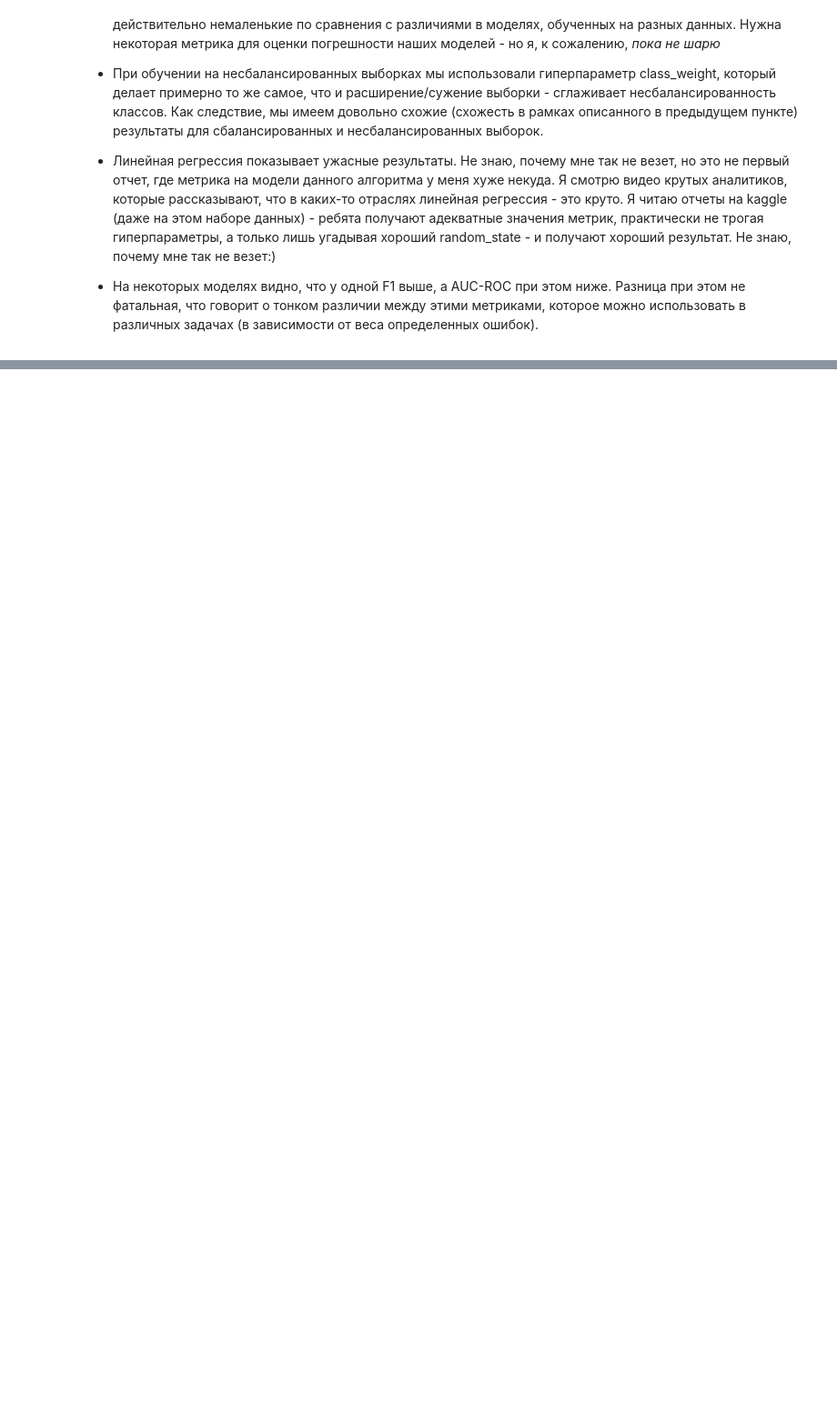
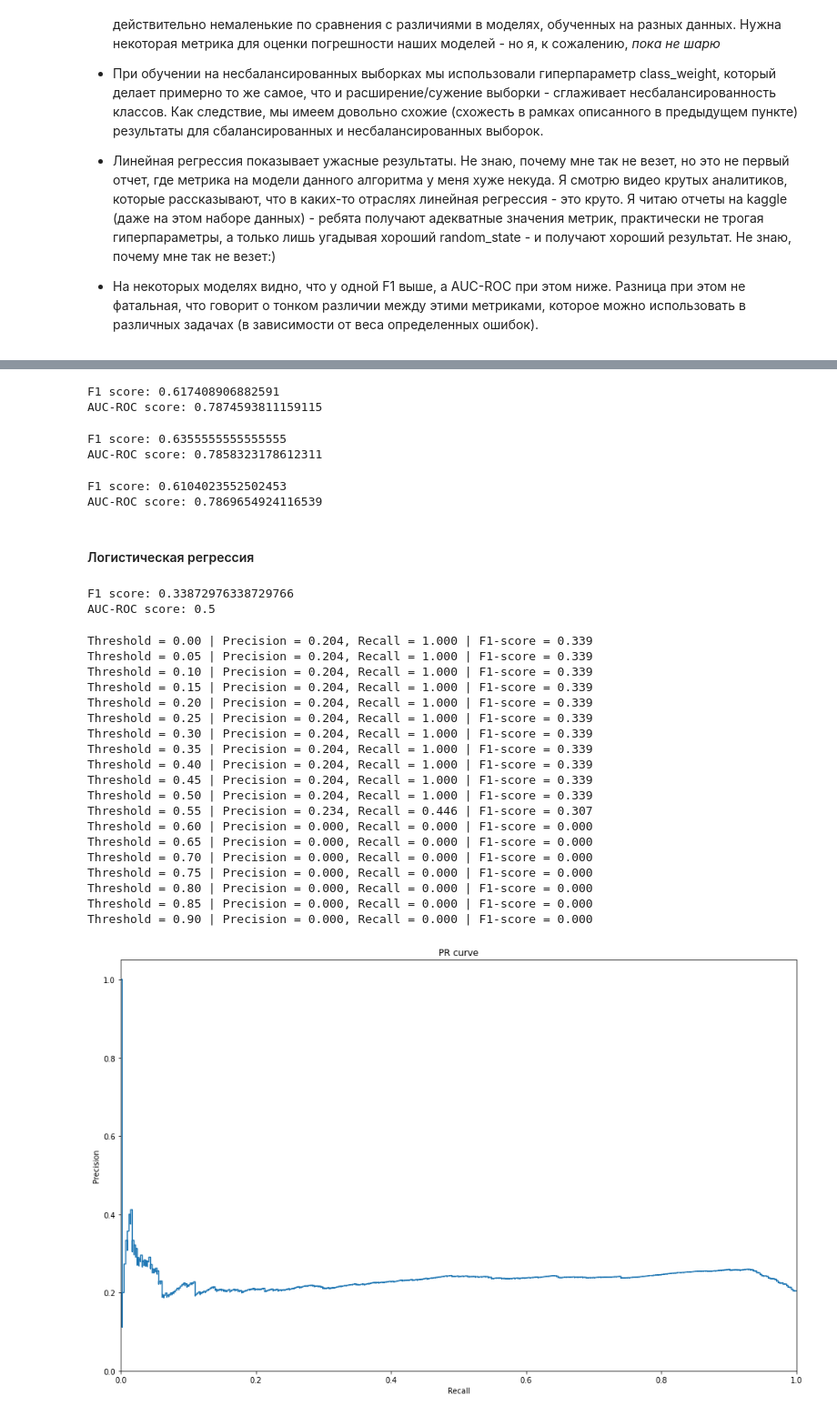
Before and after one commit to aimly/customer_outflow, a Jupyter notebook: notebook.ipynb, the cells around one changed output, grey strips where cells are left out. Shown at 91% size. Saved outputs shown, nothing was run; the diff lists cells and outputs as text; code cells hidden in the pictures; blank space fills up the shorter version.

Commit message:
testing models and conclusion

```diff
--- a/notebook.ipynb
+++ b/notebook.ipynb
@@ -45,7 +45,7 @@ def open_file(filename, indexcol=None):
     else:
         raise FileNotFoundError("cannot find file " + filename)
 # %%
-data = open_file('/home/bloodless/study/projects/sprint-2-proj-3/datasets/Churn_Modelling.csv', 0)
+data = open_file('Churn_Modelling.csv', 0)
 # %%
 data.info()
 data.head()
@@ -142,10 +142,17 @@ scaler.fit(train_features[numeric])
 train_features[numeric] = scaler.transform(train_features[numeric])
 valid_features[numeric] = scaler.transform(valid_features[numeric])
 
+scaler = StandardScaler()
+scaler.fit(main_features[numeric])
+main_features[numeric] = scaler.transform(main_features[numeric])
+test_features[numeric] = scaler.transform(test_features[numeric])
+
 print(train_features.shape)
 print(valid_features.shape)
+print(test_features.shape)
 display(train_features.head())
-valid_features.head()
+display(valid_features.head())
+test_features.head()
 # %% [output]
 (5998, 11)
 (2001, 11)
@@ -1287,0 +1340,63 @@ Threshold = 0.90 | Precision = 0.300, Recall = 0.007 | F1-score = 0.014
+# %%
+best_random_forest_classifier = RandomForestClassifier(class_weight='balanced', max_depth=6, max_features=6,
+                       n_estimators=31, random_state=12345)
+best_random_forest_classifier.fit(main_features[best_random_forest_features], main_target)
+predicted_target = best_random_forest_classifier.predict(test_features[best_random_forest_features])
+print('F1 score:', f1_score(test_target, predicted_target))
+print('AUC-ROC score:', roc_auc_score(test_target, predicted_target))
+# %% [output]
+F1 score: 0.617408906882591
+AUC-ROC score: 0.7874593811159115
+# %%
+best_random_forest_classifier = RandomForestClassifier(**random_forest_up_param[random_forest_up_best_ind])
+best_random_forest_classifier.fit(main_features_upsampled[random_forest_up_feat[random_forest_up_best_ind]], main_target_upsampled)
+predicted_target = best_random_forest_classifier.predict(test_features[random_forest_up_feat[random_forest_up_best_ind]])
+print('F1 score:', f1_score(test_target, predicted_target))
+print('AUC-ROC score:', roc_auc_score(test_target, predicted_target))
+# %% [output]
+F1 score: 0.6355555555555555
+AUC-ROC score: 0.7858323178612311
+# %%
+best_random_forest_classifier = RandomForestClassifier(**random_forest_down_param[random_forest_down_best_ind])
+best_random_forest_classifier.fit(main_features_downsampled[random_forest_down_feat[random_forest_down_best_ind]], main_target_downsampled)
+predicted_target = best_random_forest_classifier.predict(test_features[random_forest_down_feat[random_forest_down_best_ind]])
+print('F1 score:', f1_score(test_target, predicted_target))
+print('AUC-ROC score:', roc_auc_score(test_target, predicted_target))
+# %% [output]
+F1 score: 0.6104023552502453
+AUC-ROC score: 0.7869654924116539
+# %% [markdown]
+#### Логистическая регрессия
+# %%
+best_lin_reg_classifier = LogisticRegression(class_weight='balanced', solver='lbfgs',
+                                                 max_iter=10000, random_state=12345)
+best_lin_reg_classifier.fit(main_features[best_lin_reg_features], main_target)
+predicted_target = best_lin_reg_classifier.predict(test_features[best_lin_reg_features])
+print('F1 score:', f1_score(test_target, predicted_target))
+print('AUC-ROC score:', roc_auc_score(test_target, predicted_target))
+# %% [output]
+F1 score: 0.33872976338729766
+AUC-ROC score: 0.5
+# %%
+print_pr_curve(best_lin_reg_classifier, best_lin_reg_features, test_features, test_target)
+# %% [output]
+Threshold = 0.00 | Precision = 0.204, Recall = 1.000 | F1-score = 0.339
+Threshold = 0.05 | Precision = 0.204, Recall = 1.000 | F1-score = 0.339
+Threshold = 0.10 | Precision = 0.204, Recall = 1.000 | F1-score = 0.339
+Threshold = 0.15 | Precision = 0.204, Recall = 1.000 | F1-score = 0.339
+Threshold = 0.20 | Precision = 0.204, Recall = 1.000 | F1-score = 0.339
+Threshold = 0.25 | Precision = 0.204, Recall = 1.000 | F1-score = 0.339
+Threshold = 0.30 | Precision = 0.204, Recall = 1.000 | F1-score = 0.339
+Threshold = 0.35 | Precision = 0.204, Recall = 1.000 | F1-score = 0.339
+Threshold = 0.40 | Precision = 0.204, Recall = 1.000 | F1-score = 0.339
+Threshold = 0.45 | Precision = 0.204, Recall = 1.000 | F1-score = 0.339
+Threshold = 0.50 | Precision = 0.204, Recall = 1.000 | F1-score = 0.339
+Threshold = 0.55 | Precision = 0.234, Recall = 0.446 | F1-score = 0.307
+Threshold = 0.60 | Precision = 0.000, Recall = 0.000 | F1-score = 0.000
+Threshold = 0.65 | Precision = 0.000, Recall = 0.000 | F1-score = 0.000
+Threshold = 0.70 | Precision = 0.000, Recall = 0.000 | F1-score = 0.000
+Threshold = 0.75 | Precision = 0.000, Recall = 0.000 | F1-score = 0.000
+Threshold = 0.80 | Precision = 0.000, Recall = 0.000 | F1-score = 0.000
+Threshold = 0.85 | Precision = 0.000, Recall = 0.000 | F1-score = 0.000
+Threshold = 0.90 | Precision = 0.000, Recall = 0.000 | F1-score = 0.000
+[figure, added]
```
Also changed, not shown: parts of 15 cells of this notebook.
